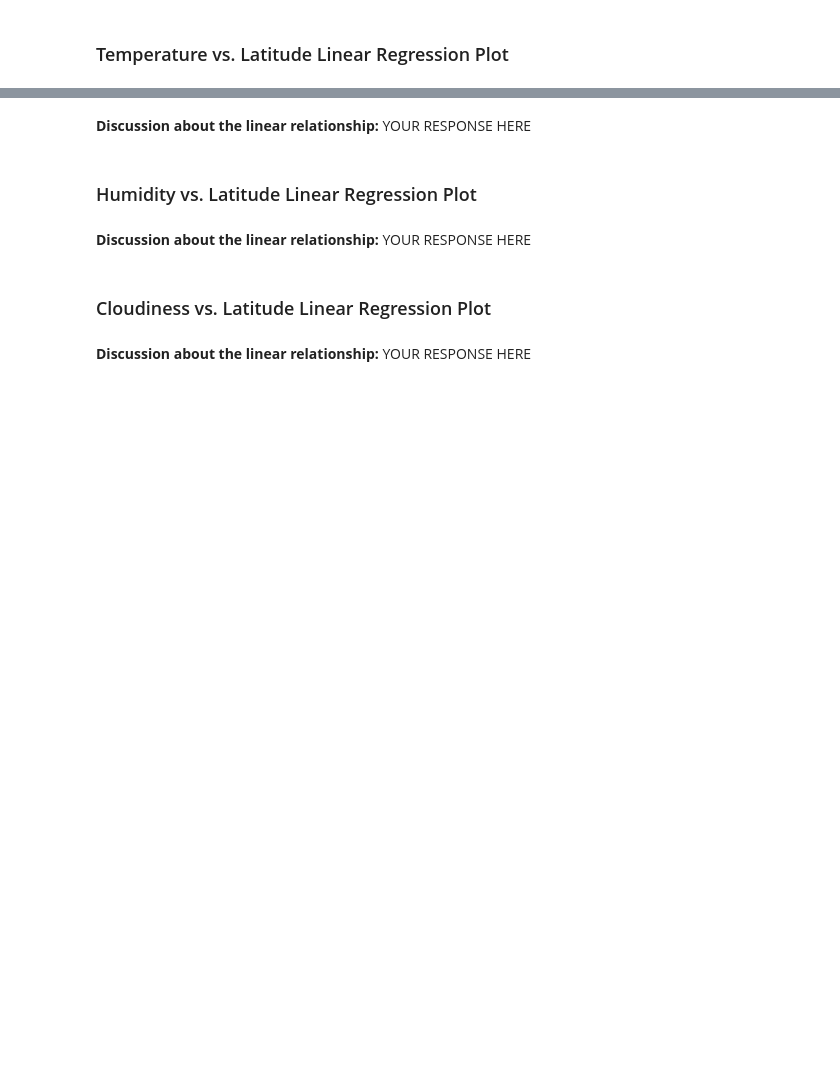
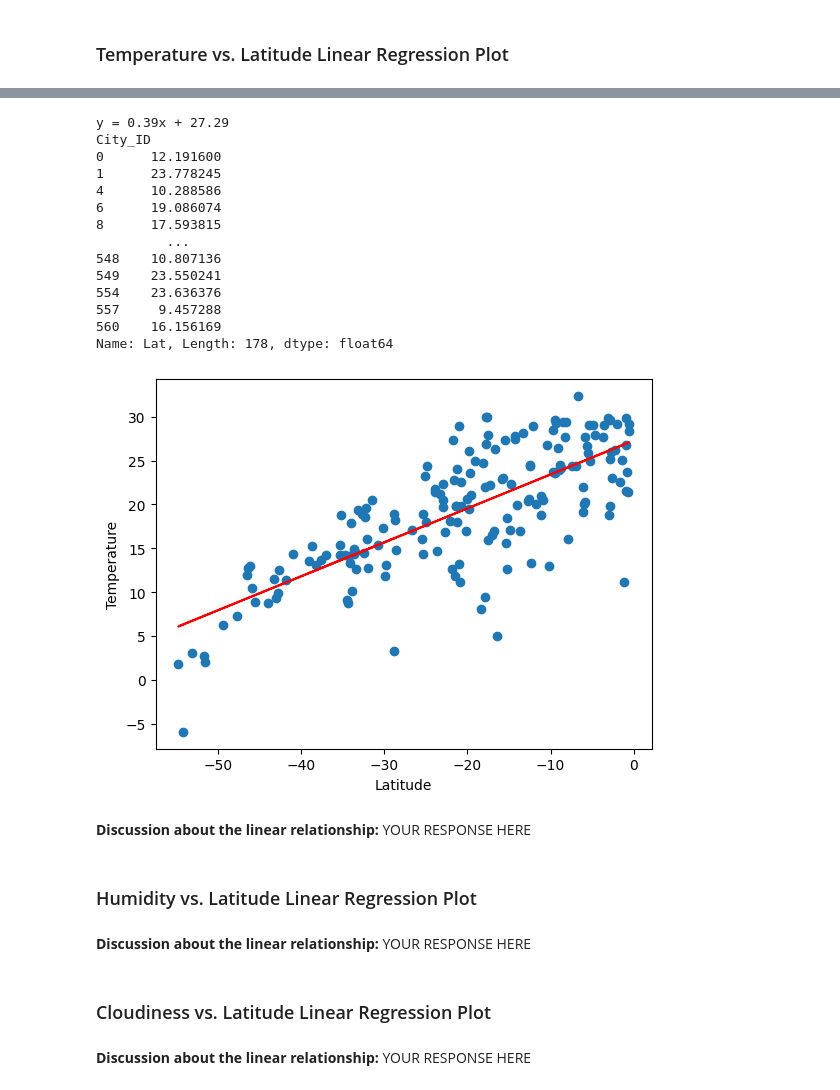
Before and after one commit to thaychansy/python-api, a Jupyter notebook: WeatherPy.ipynb, the cells around one changed output, grey strips where cells are left out. Saved outputs shown, nothing was run; the diff lists cells and outputs as text; code cells hidden in the pictures; blank space fills up the shorter version.

```diff
--- a/WeatherPy.ipynb
+++ b/WeatherPy.ipynb
@@ -288,6 +328,6 @@ northern_hemi_df.head()
 # %%
 # Create a DataFrame with the Southern Hemisphere data (Latitude < 0)
-# YOUR CODE HERE
+southern_hemi_df = city_data_df[city_data_df['Lat'] < 0]
 
 # Display sample data
 southern_hemi_df.head()
@@ -299,6 +366,25 @@ southern_hemi_df.head()
 # %%
 # Linear regression on Southern Hemisphere
-# YOUR CODE HERE
+sh_x_values = southern_hemi_df['Lat']
+sh_y_values = southern_hemi_df['Max Temp']
+
+create_linear_regression(sh_x_values, sh_y_values)
+# %% [output]
+y = 0.39x + 27.29
+City_ID
+0      12.191600
+1      23.778245
+4      10.288586
+6      19.086074
+8      17.593815
+         ...
+548    10.807136
+549    23.550241
+554    23.636376
+557     9.457288
+560    16.156169
+Name: Lat, Length: 178, dtype: float64
+[figure, added]
 # %% [markdown]
 **Discussion about the linear relationship:** YOUR RESPONSE HERE
 # %% [markdown]
```
Also changed, not shown: parts of 14 cells of this notebook, 5 other files.
